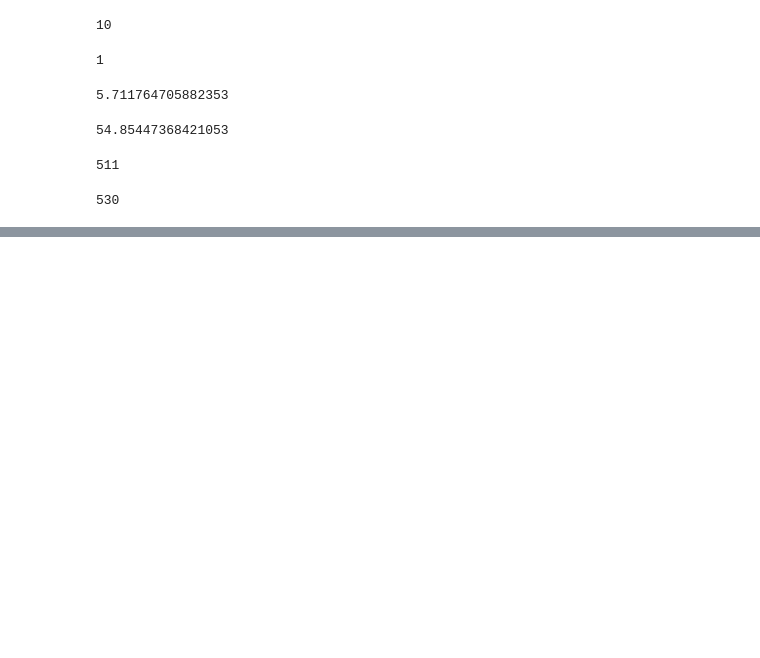
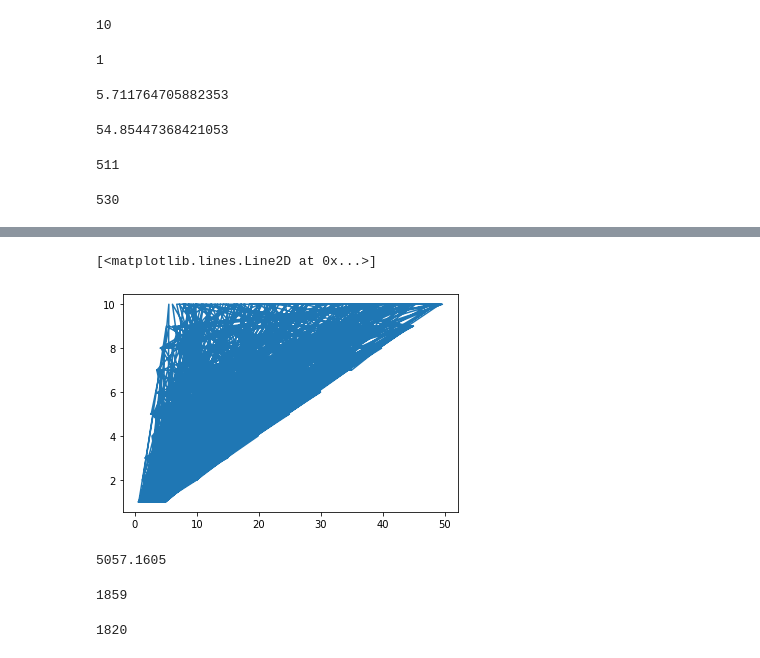
Before and after one commit to Rohantomdavis/business-analytics, a Jupyter notebook: supermarket_sales_1.ipynb, the cells around one changed output, grey strips where cells are left out. Drawn from its saved outputs; the diff is of its cells as text; code cells hidden in the pictures; blank space fills up the shorter version.

Commit message:
supermarket sales

```diff
--- a/supermarket_sales_1.ipynb
+++ b/supermarket_sales_1.ipynb
@@ -1,6 +1,6 @@
 # %%
 import pandas as pd
-df=pd.read_csv('Supermarket_sales.csv')
+df=pd.read_csv('/content/Supermarket_sales.csv')
 # %%
 df
 # %% [output]
@@ -111,0 +134,9 @@ df['Quantity'].loc[(df['Productline']=='Fashion accessories') & (df['Gender']=="
+# %%
+plt.plot(df['Tax'],df['Quantity'])
+# %% [output]
+[<matplotlib.lines.Line2D at 0x...>]
+[figure, added]
+# %%
+df["Tax"].loc[df["City"]=="Yangon"].sum()
+# %% [output]
+5057.1605
@@ -111,0 +147,8 @@ df['Quantity'].loc[(df['Productline']=='Fashion accessories') & (df['Gender']=="
+# %%
+ya
+# %% [output]
+1859
+# %%
+ma
+# %% [output]
+1820
```
Also changed, not shown: parts of 13 cells of this notebook.
